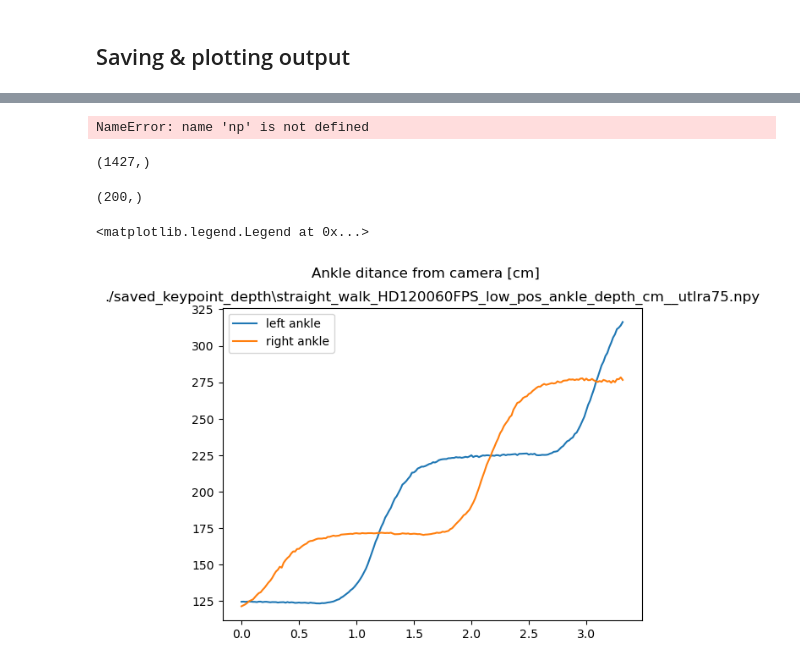
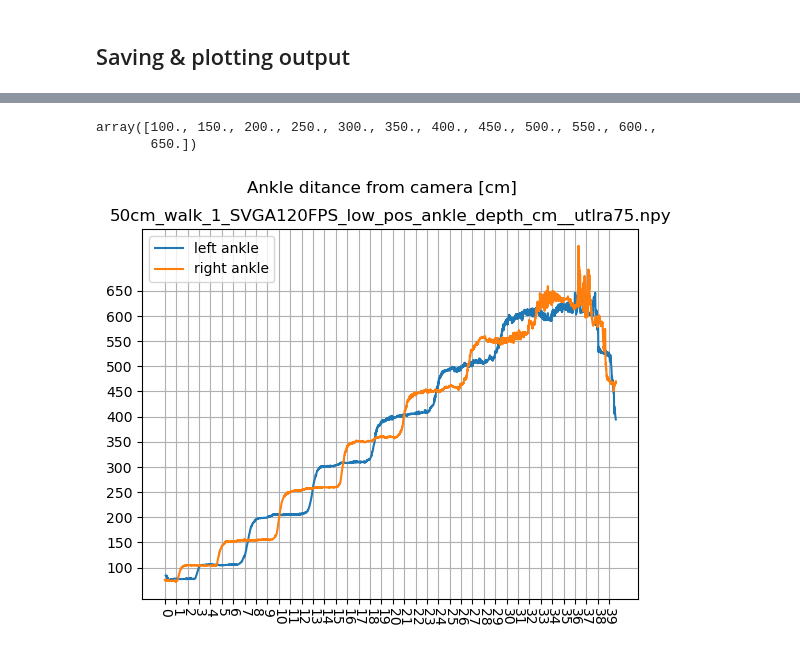
Before and after one commit to MateUnger/StereoVision, a Jupyter notebook: get_depth_of_keypoints.ipynb, the cells around one changed output, grey strips where cells are left out. Drawn from its saved outputs; the diff is of its cells as text; code cells hidden in the pictures.

```diff
--- a/get_depth_of_keypoints.ipynb
+++ b/get_depth_of_keypoints.ipynb
@@ -168,35 +164,30 @@ straight_walk_HD120060FPS_low_pos_ankle_depth_cm__utlra75.npy
 # %%
 zed_ankle_depths = np.load(out_file_name)
+# %%
+zed_ankle_depths = zed_ankle_depths[120:]
+# %%
+y = np.linspace(100,650,12)
+y
+# %% [output]
+array([100., 150., 200., 250., 300., 350., 400., 450., 500., 550., 600.,
+       650.])
 # %%
+## time axis in seconds (instead of samples)
 t = np.linspace(0,len(zed_ankle_depths)-1,len(zed_ankle_depths))/framerate
+
+## plot ankle distances
 plt.figure()
 plt.plot(t,zed_ankle_depths)
 plt.suptitle("Ankle ditance from camera [cm]")
-plt.title(out_file_name.split('keypoint_depth\\')[1])
+plt.title(out_file_name)
 plt.legend(['left ankle','right ankle'])
 plt.xticks(np.linspace(0,np.floor(t[-1]),int(np.floor(t[-1]))+1))
-plt.savefig(os.path.join(out_file_name.split('.npy')[0]+'.png'))
+plt.xticks(rotation=-90)
+plt.grid()
+
+plt.yticks(np.linspace(100,650,12))
+
+# save the figure
+plt.savefig(os.path.join('./results',out_file_name.split('.npy')[0]+'.png'))
 # %% [output]
-NameError: name 'np' is not defined
+[figure, added]
-# %%
-
-t.shape
-# %% [output]
-(1427,)
-# %%
-t = (np.linspace(0, len(zed_ankle_depths[100:300]) - 1, len(zed_ankle_depths[100:300]))/60)
-t.shape
-# t
-# %% [output]
-(200,)
-# %%
-t = (np.linspace(0, len(zed_ankle_depths) - 1, len(zed_ankle_depths))/60)
-plt.figure()
-plt.plot(t, zed_ankle_depths[100:300])
-plt.suptitle("Ankle ditance from camera [cm]")
-plt.title(out_file_name)
-plt.legend(['left ankle','right ankle'])
-# plt.plot(zed_ankle_depths)
-# %% [output]
-<matplotlib.legend.Legend at 0x...>
-[figure, removed]
```
Also changed, not shown: parts of 4 cells of this notebook, 9 other files.
